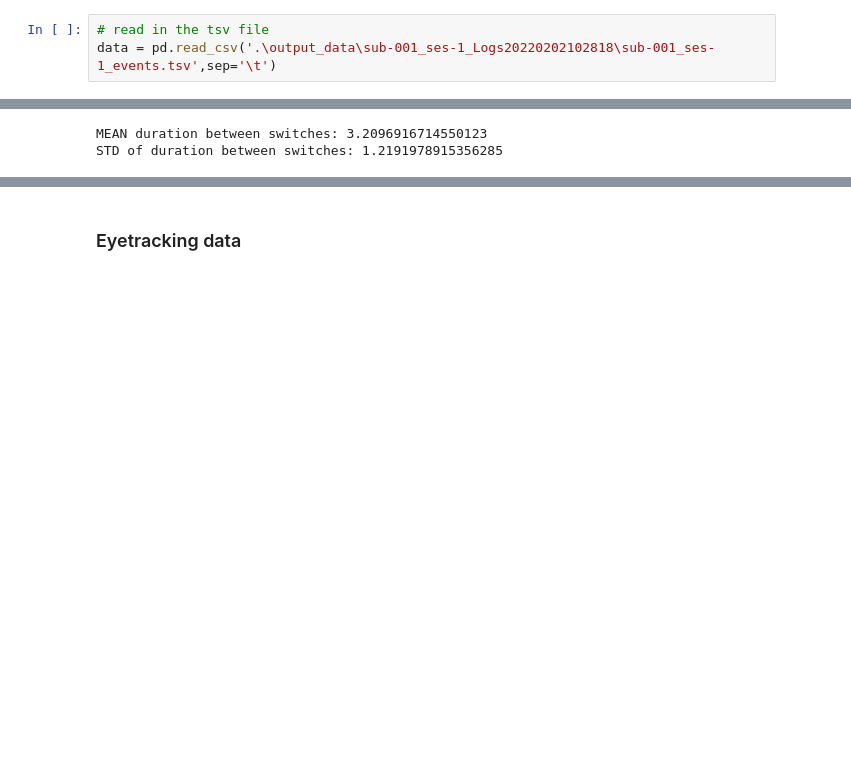
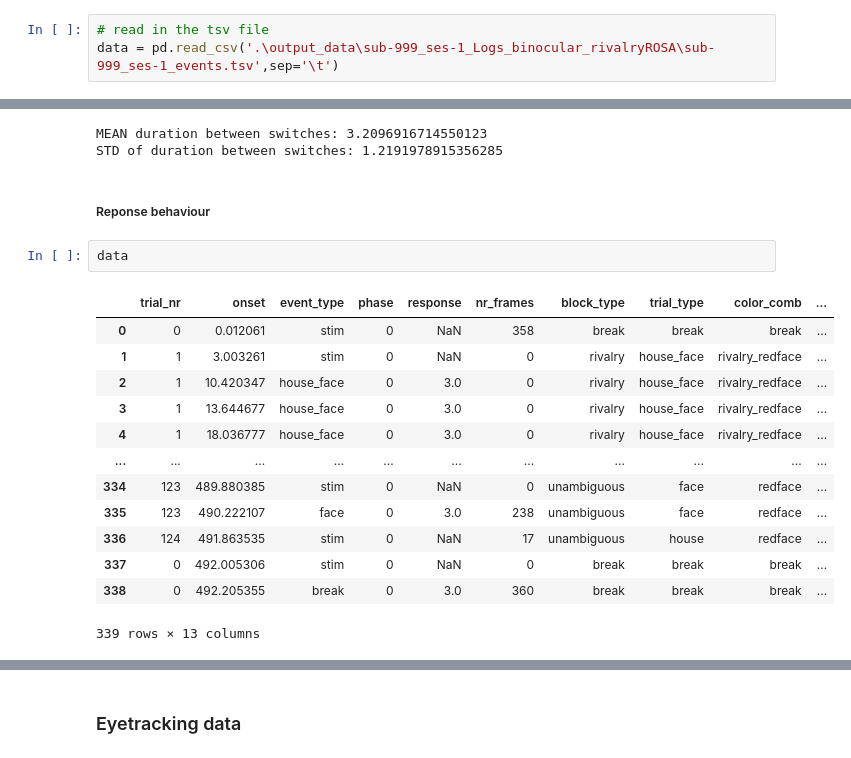
Before and after one commit to rosagross/binocular_rivalry, a Jupyter notebook: Playground_binocular_rivalry.ipynb, the cells around one changed output, grey strips where cells are left out. Drawn from its saved outputs; the diff is of its cells as text; blank space fills up the shorter version.

```diff
--- a/Playground_binocular_rivalry.ipynb
+++ b/Playground_binocular_rivalry.ipynb
@@ -100,4 +100,4 @@ total duration  120.0
 ### Behavioural data
 # %%
 # read in the tsv file
-data = pd.read_csv('.\output_data\sub-001_ses-1_Logs20220202102818\sub-001_ses-1_events.tsv',sep='\t')
+data = pd.read_csv('.\output_data\sub-999_ses-1_Logs_binocular_rivalryROSA\sub-999_ses-1_events.tsv',sep='\t')
@@ -126,3 +128,21 @@ print('STD of duration between switches:', switch_times_std)
 # %% [output]
 MEAN duration between switches: 3.2096916714550123
 STD of duration between switches: 1.2191978915356285
+# %% [markdown]
+##### Reponse behaviour
+# %%
+data
+# %% [output]
+|  | trial_nr | onset | event_type | phase | response | nr_frames | block_type | trial_type | color_comb | ... |
+| 0 | 0 | 0.012061 | stim | 0 | NaN | 358 | break | break | break | ... |
+| 1 | 1 | 3.003261 | stim | 0 | NaN | 0 | rivalry | house_face | rivalry_redface | ... |
+| 2 | 1 | 10.420347 | house_face | 0 | 3.0 | 0 | rivalry | house_face | rivalry_redface | ... |
+| 3 | 1 | 13.644677 | house_face | 0 | 3.0 | 0 | rivalry | house_face | rivalry_redface | ... |
+| 4 | 1 | 18.036777 | house_face | 0 | 3.0 | 0 | rivalry | house_face | rivalry_redface | ... |
+| ... | ... | ... | ... | ... | ... | ... | ... | ... | ... | ... |
+| 334 | 123 | 489.880385 | stim | 0 | NaN | 0 | unambiguous | face | redface | ... |
+| 335 | 123 | 490.222107 | face | 0 | 3.0 | 238 | unambiguous | face | redface | ... |
+| 336 | 124 | 491.863535 | stim | 0 | NaN | 17 | unambiguous | house | redface | ... |
+| 337 | 0 | 492.005306 | stim | 0 | NaN | 0 | break | break | break | ... |
+| 338 | 0 | 492.205355 | break | 0 | 3.0 | 360 | break | break | break | ... |
+339 rows × 13 columns
```
Also changed, not shown: parts of 8 cells of this notebook, 14 other files.
